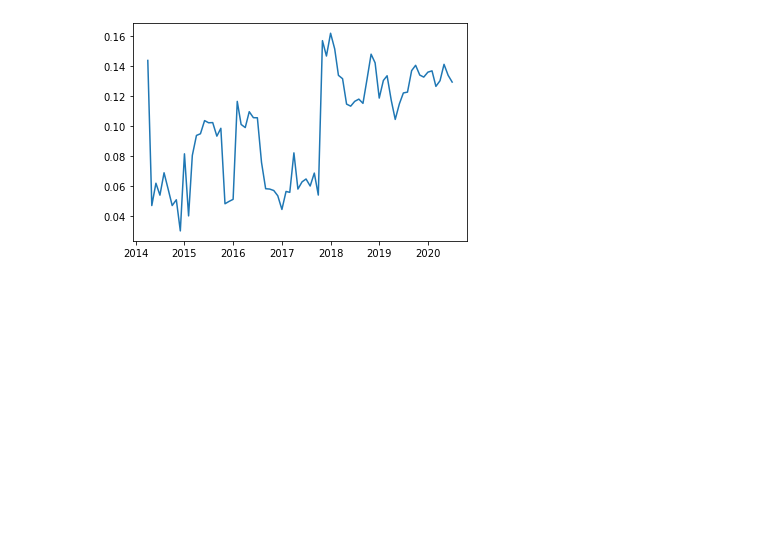
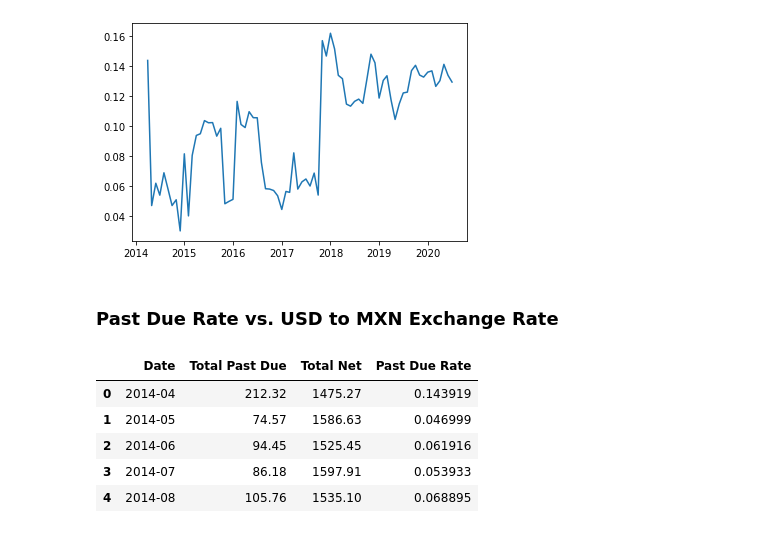
Before and after one commit to SergioGL8/P1---Digging-deep-in-past-due-patterns-, a Jupyter notebook: explore_visual.ipynb, the cells around one changed output. Cells and saved outputs as stored; diff of their text form; code cells hidden in the pictures; blank space fills up the shorter version.

```diff
--- a/explore_visual.ipynb
+++ b/explore_visual.ipynb
@@ -213,3 +213,21 @@ DATE
 [76 rows x 3 columns]
 [<matplotlib.lines.Line2D at 0x...>]
 [figure]
+# %% [markdown]
+### Past Due Rate vs. USD to MXN Exchange Rate
+# %%
+# Creating new column in DataFrame to include the USD to MEX Exchange Rate
+exc_pastdue_df = past_due_index
+exc_pastdue_df.reset_index(level=0, inplace=True)
+exc_pastdue_df.rename(columns = {'DATE':'Date'}, inplace = True)
+exc_pastdue_df['Date'] = exc_pastdue_df['Date'].astype(str)
+exc_pastdue_df['Date'] = exc_pastdue_df['Date'].str[:-3]
+
+exc_pastdue_df.head()
+# %% [output]
+|  | Date | Total Past Due | Total Net | Past Due Rate |
+| 0 | 2014-04 | 212.32 | 1475.27 | 0.143919 |
+| 1 | 2014-05 | 74.57 | 1586.63 | 0.046999 |
+| 2 | 2014-06 | 94.45 | 1525.45 | 0.061916 |
+| 3 | 2014-07 | 86.18 | 1597.91 | 0.053933 |
+| 4 | 2014-08 | 105.76 | 1535.10 | 0.068895 |
```
Also changed, not shown: parts of 8 cells of this notebook.
